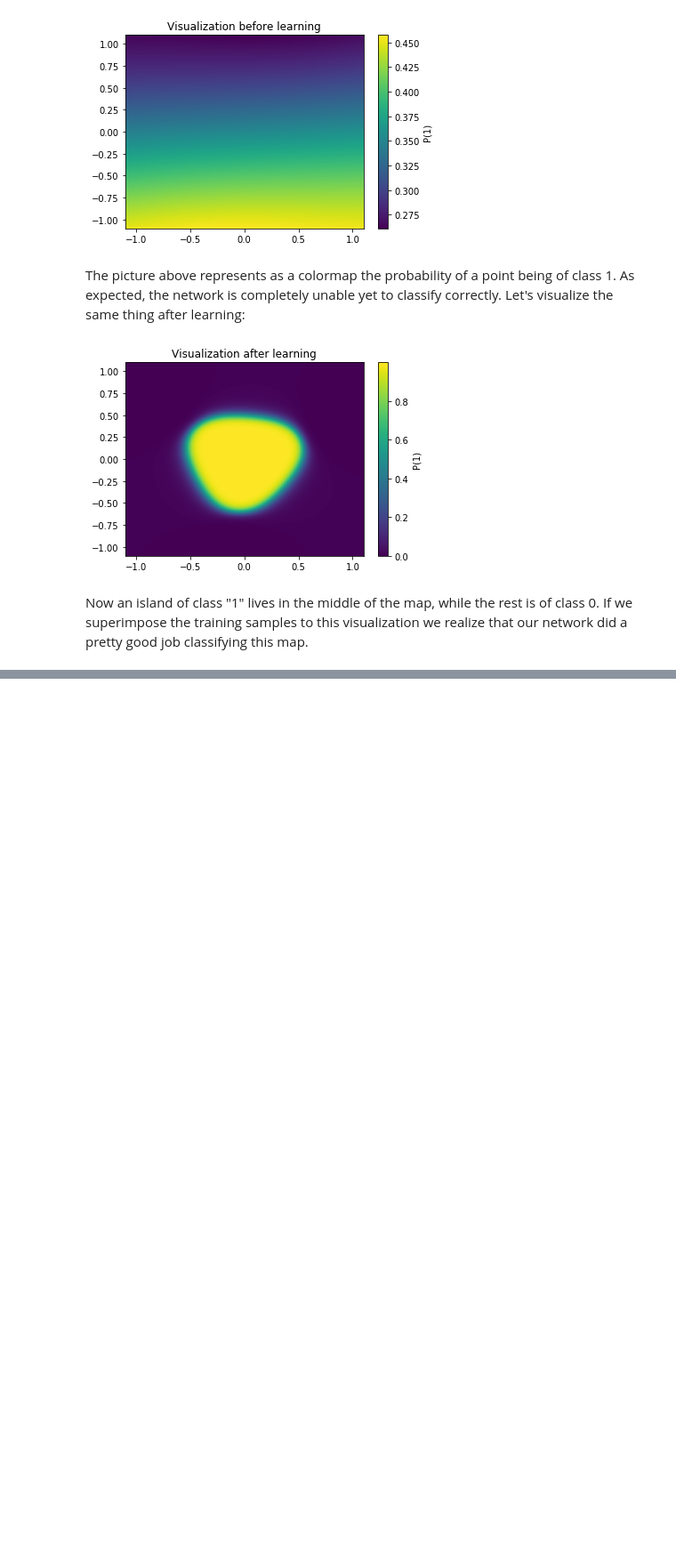
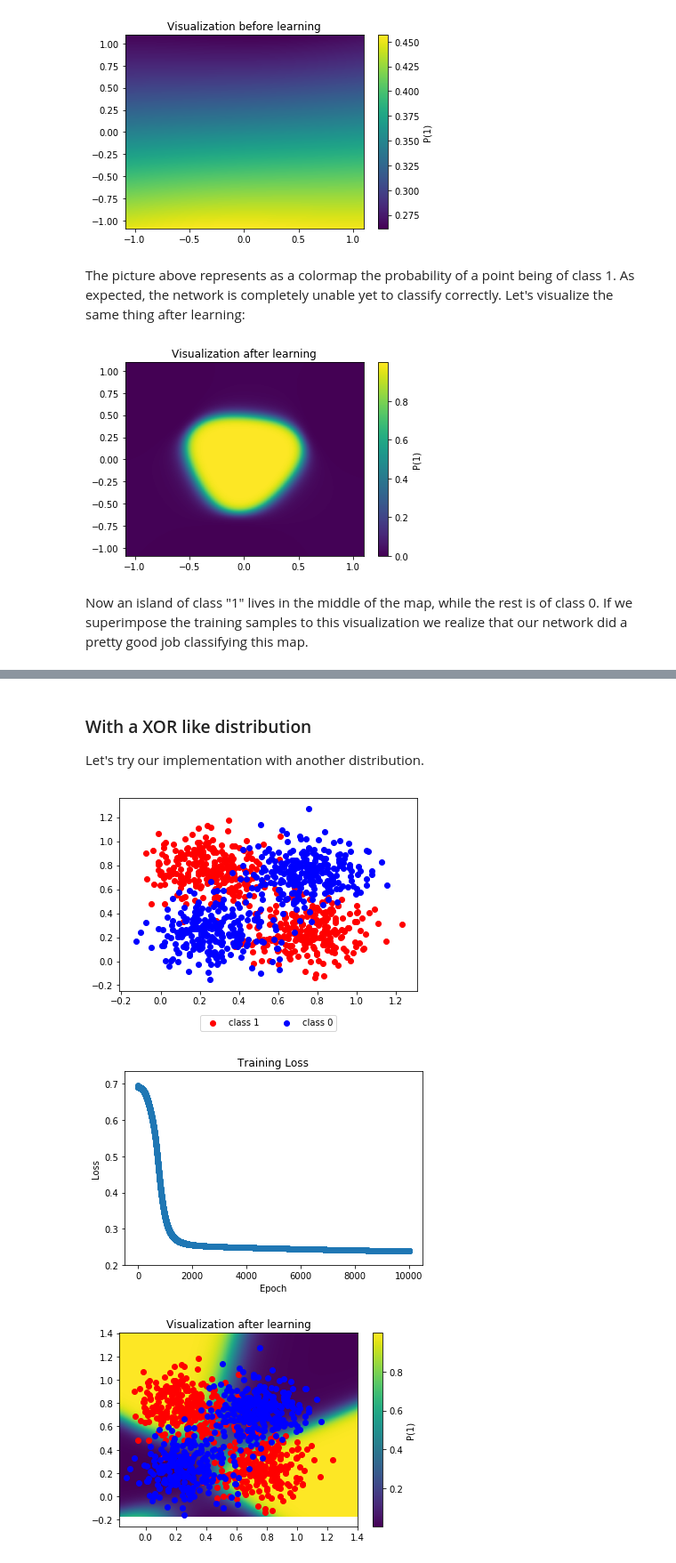
Before and after one commit to romaintha/backpropagation, a Jupyter notebook: Backpropagation.ipynb, the cells around one changed output, grey strips where cells are left out. Shown at 89% size. Cells and saved outputs as stored; diff of their text form; code cells hidden in the pictures; blank space fills up the shorter version.

Commit message:
Some corrections and add an example with XOR like distribution

```diff
--- a/Backpropagation.ipynb
+++ b/Backpropagation.ipynb
@@ -468,2 +472,73 @@ visualization(weights, 'Visualization after learning', superposed_training=True)
+# %% [markdown]
+### With a XOR like distribution
+Let's try our implementation with another distribution.
+# %%
+def generate_xor_like_dataset(N_points):
+    data = []
+    labels = []
+
+    # 1 class
+    x_1 = np.concatenate(
+        (np.concatenate(
+            (np.random.normal(0.25, 0.15, size=N_points//4).reshape(N_points//4,1),
+             np.random.normal(0.75, 0.15, size=N_points//4).reshape(N_points//4,1)),
+            axis=1),
+        np.concatenate(
+            (np.random.normal(0.75, 0.15, size=N_points//4).reshape(N_points//4,1),
+             np.random.normal(0.25, 0.15, size=N_points//4).reshape(N_points//4,1)),
+            axis=1))
+    )
+    y_1 = np.full((N_points//2,), 1)
+
+    # 0 class
+    x_2 = np.concatenate(
+        (np.concatenate(
+            (np.random.normal(0.25, 0.15, size=N_points//4).reshape(N_points//4,1),
+             np.random.normal(0.25, 0.15, size=N_points//4).reshape(N_points//4,1)),
+            axis=1),
+        np.concatenate(
+            (np.random.normal(0.75, 0.15, size=N_points//4).reshape(N_points//4,1),
+             np.random.normal(0.75, 0.15, size=N_points//4).reshape(N_points//4,1)),
+            axis=1))
+    )
+    y_2 = np.full((N_points//2,), 0)
+
+    X = np.concatenate((x_1, x_2), axis=0)
+    Y = np.concatenate((y_1, y_2), axis=0)
+    return X, Y
+
+xor_X, xor_Y = generate_xor_like_dataset(N_points)
+
+plt.scatter(xor_X[:N_points//2, 0], xor_X[:N_points//2, 1], color='red', label='class 1')
+plt.scatter(xor_X[N_points//2:, 0], xor_X[N_points//2:, 1], color='blue', label='class 0')
+plt.legend(loc=9, bbox_to_anchor=(0.5, -0.1), ncol=2)
+plt.show()
+
+xor_weights = {
+    'W1': np.random.randn(3, 2),
+    'b1': np.zeros(3),
+    'W2': np.random.randn(3),
+    'b2': 0,
+}
+xor_initial_weights = copy.deepcopy(xor_weights)
+xor_losses = []
+for epoch in range(epochs):
+    gradients, L = back_propagation(xor_X, xor_Y, xor_weights)
+    for weight_name in xor_weights:
+        xor_weights[weight_name] -= epsilon * gradients[weight_name]
+
+    xor_losses.append(L)
+
+plt.scatter(range(epochs), xor_losses)
+plt.title('Training Loss')
+plt.xlabel('Epoch')
+plt.ylabel('Loss')
+plt.show()
+
+visualization(xor_weights, xor_X, 'Visualization after learning', superposed_training=True)
+# %% [output]
+[figure, added]
+[figure, added]
+[figure, added]
 # %% [markdown]
 ## Conclusion
```
Also changed, not shown: parts of 9 cells of this notebook.
